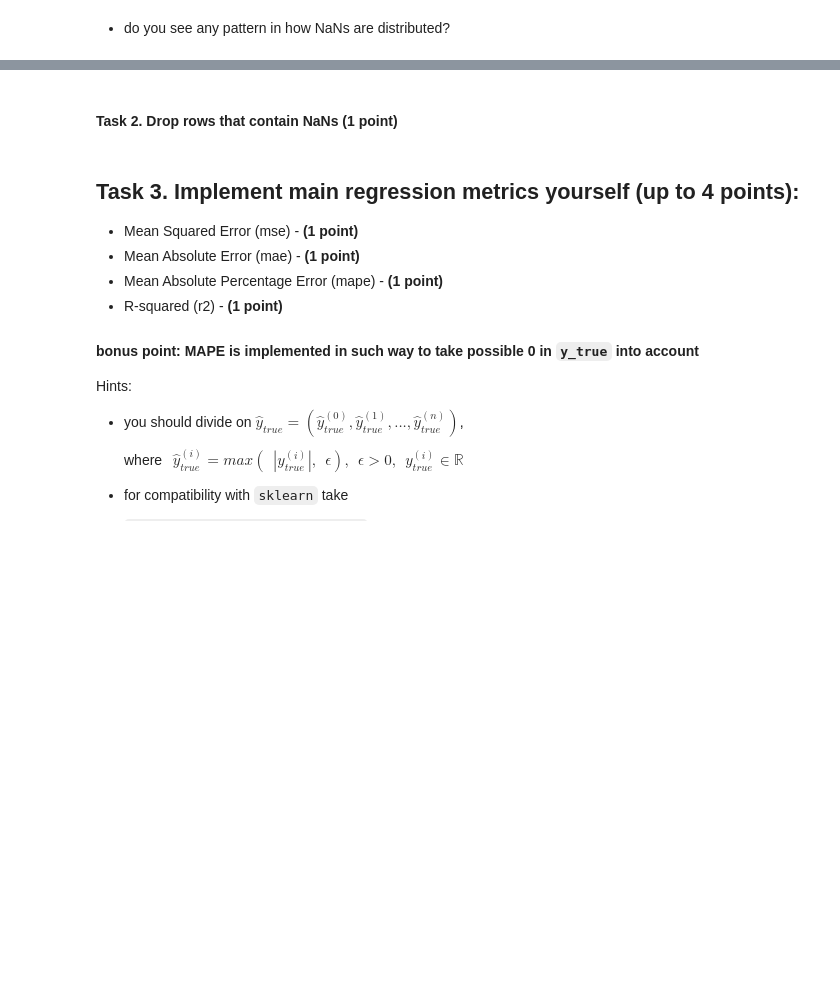
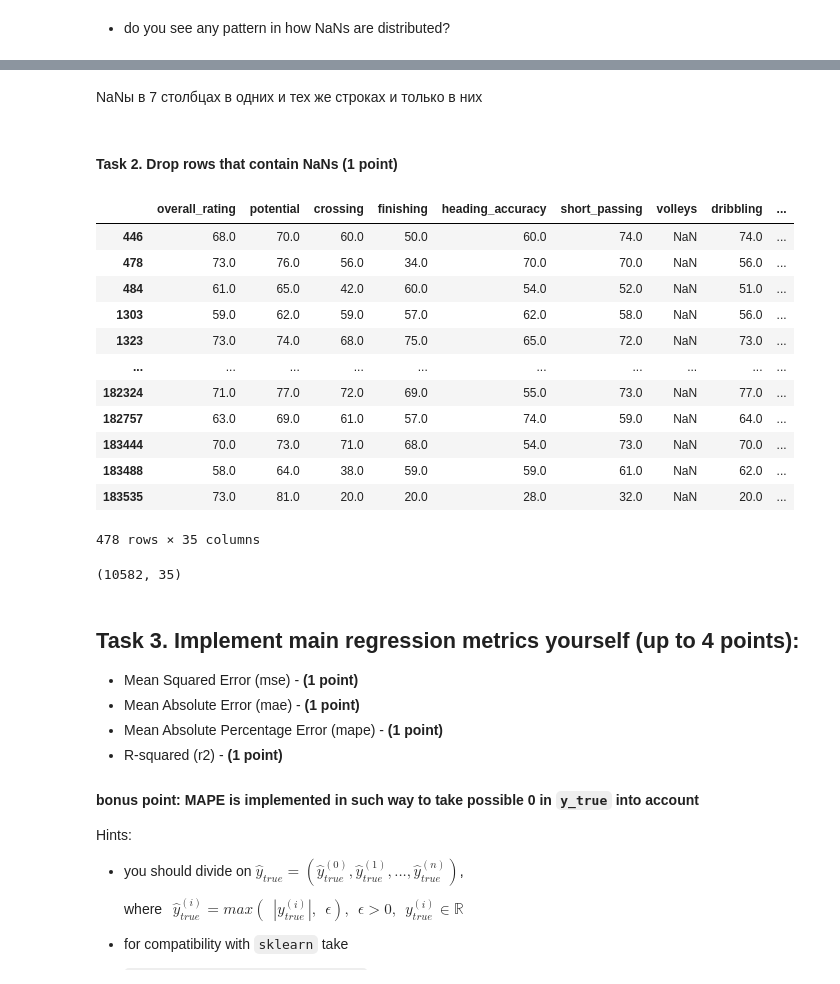
Before and after one commit to tshura/ml-intro-tasks, a Jupyter notebook: 3_linear_regression/linear_regression.ipynb, the cells around one changed output, grey strips where cells are left out. Drawn from its saved outputs; the diff is of its cells as text; code cells hidden in the pictures; blank space fills up the shorter version.

```diff
--- a/3_linear_regression/linear_regression.ipynb
+++ b/3_linear_regression/linear_regression.ipynb
@@ -264,3 +290,21 @@ df.isna().sum(axis=1).value_counts()
+# %% [markdown]
+NaNы в 7 столбцах в одних и тех же строках и только в них
 # %% [markdown]
 #### Task 2. Drop rows that contain NaNs (1 point)
+# %%
+df[df['volleys'].isnull()]
+# %% [output]
+|  | overall_rating | potential | crossing | finishing | heading_accuracy | short_passing | volleys | dribbling | ... |
+| 446 | 68.0 | 70.0 | 60.0 | 50.0 | 60.0 | 74.0 | NaN | 74.0 | ... |
+| 478 | 73.0 | 76.0 | 56.0 | 34.0 | 70.0 | 70.0 | NaN | 56.0 | ... |
+| 484 | 61.0 | 65.0 | 42.0 | 60.0 | 54.0 | 52.0 | NaN | 51.0 | ... |
+| 1303 | 59.0 | 62.0 | 59.0 | 57.0 | 62.0 | 58.0 | NaN | 56.0 | ... |
+| 1323 | 73.0 | 74.0 | 68.0 | 75.0 | 65.0 | 72.0 | NaN | 73.0 | ... |
+| ... | ... | ... | ... | ... | ... | ... | ... | ... | ... |
+| 182324 | 71.0 | 77.0 | 72.0 | 69.0 | 55.0 | 73.0 | NaN | 77.0 | ... |
+| 182757 | 63.0 | 69.0 | 61.0 | 57.0 | 74.0 | 59.0 | NaN | 64.0 | ... |
+| 183444 | 70.0 | 73.0 | 71.0 | 68.0 | 54.0 | 73.0 | NaN | 70.0 | ... |
+| 183488 | 58.0 | 64.0 | 38.0 | 59.0 | 59.0 | 61.0 | NaN | 62.0 | ... |
+| 183535 | 73.0 | 81.0 | 20.0 | 20.0 | 28.0 | 32.0 | NaN | 20.0 | ... |
+478 rows × 35 columns
 # %%
@@ -268,3 +312,7 @@ df.isna().sum(axis=1).value_counts()
+# %%
+df.shape
+# %% [output]
+(10582, 35)
 # %%
 assert df.isna().sum().sum() == 0
 # %% [markdown]
```
Also changed, not shown: parts of 20 cells of this notebook.
